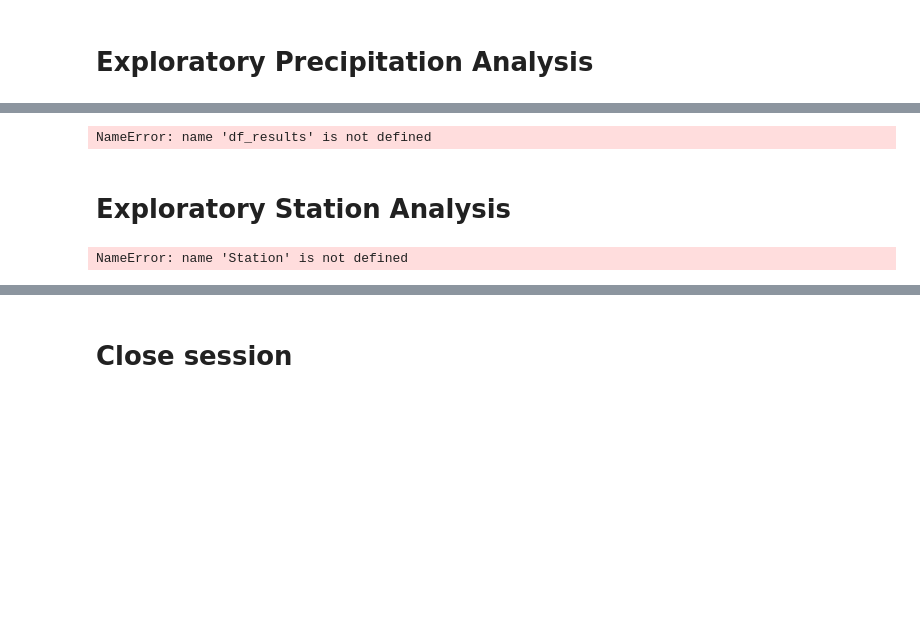
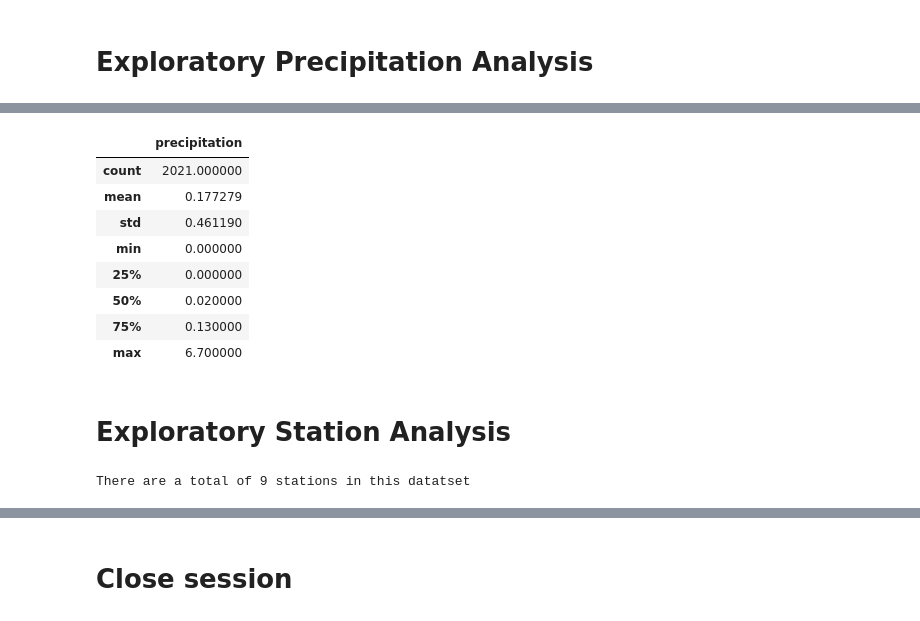
Before and after one commit to Cchristy212/sqlalchemy-challenge, a Jupyter notebook: climate_starter.ipynb, the cells around one changed output, grey strips where cells are left out. Drawn from its saved outputs; the diff is of its cells as text; code cells hidden in the pictures; blank space fills up the shorter version.

```diff
--- a/climate_starter.ipynb
+++ b/climate_starter.ipynb
@@ -40,30 +40,13 @@ session = Session(engine)
 # %%
 # Design a query to retrieve the last 12 months of precipitation data and plot the results.
 # Starting from the most recent data point in the database.
+# Calculate the date one year from the last date in data set.
+one_year = dt.date(2017, 8, 23) - dt.timedelta(days = 365)
+print(one_year)
 
-# Calculate the date one year from the last date in data set.
-results_date=session.query(Measurement.date).order_by(Measurement.date.desc()).first()
-str_date=list(np.ravel(results_date))[0]
-latest_date=dt.datetime.strptime(str_date,"%Y-%m-%d")
-year_back=latest_date-dt.timedelta(days=366)
 # Perform a query to retrieve the data and precipitation scores
-results=session.query(Measurement.date, Measurement.prcp).order_by(Measurement.date.asc()).\
-        filter(Measurement.date>=year_back).all()
-
-# Save the query results as a Pandas DataFrame and set the index to the date column
-df_results=pd.DataFrame(results)
-df_results=df_results.rename(columns={"prcp":"precipitation"})
-
-# Sort the dataframe by date
-df_results.sort_values(by=['date'], ascending=True)
-df_results=df_results.dropna()
-df_results=df_results.reset_index(drop=True)
-
-# Use Pandas Plotting with Matplotlib to plot the data
-ax=df_results.plot(color='b',figsize=(12,10),legend=True,linewidth=9.0,grid=True)
-#Removing xticks
-plt.setp(ax.get_xticklabels(), visible=False)
-plt.tight_layout()
-plt.xlabel("date")
-plt.show()
+sel = [Measurement.date,Measurement.prcp]
+results = session.query(*sel).filter(Measurement.date >= one_year).all()
+for result in results:
+    print(result)
 # %% [output]
@@ -70,0 +70,11 @@ NameError: name 'Measurement' is not defined
+# %%
+# Save the query results as a Pandas DataFrame and set the index to the date column
+prcp_scores = pd.DataFrame(results, columns = ['date', 'prcp'])
+prcp_scores = prcp_scores.set_index('date')
+
+# Sort the dataframe by date/drop NA values
+prcp_scores = prcp_scores.sort_values(['date']).dropna()
+
+# Rename prcp column to percipitation
+prcp_scores=prcp_scores.rename(columns={'prcp':'precipitation'})
+prcp_scores.head()
@@ -71,16 +89,24 @@ NameError: name 'Measurement' is not defined
 # %%
 # Use Pandas to calcualte the summary statistics for the precipitation data
-df_results.describe()
+prcp_scores.describe()
 # %% [output]
-NameError: name 'df_results' is not defined
+|  | precipitation |
+| count | 2021.000000 |
+| mean | 0.177279 |
+| std | 0.461190 |
+| min | 0.000000 |
+| 25% | 0.000000 |
+| 50% | 0.020000 |
+| 75% | 0.130000 |
+| max | 6.700000 |
 # %% [markdown]
 # Exploratory Station Analysis
 # %%
 # Design a query to calculate the total number stations in the dataset
-station_count=session.query(func.count(Station.id)).all()
-station_count
+total_stations = session.query(Station).group_by(Station.station).count()
+print(f'There are a total of {total_stations} stations in this datatset')
 # %% [output]
-NameError: name 'Station' is not defined
+There are a total of 9 stations in this datatset
 # %%
 # Design a query to find the most active stations (i.e. what stations have the most rows?)
 # List the stations and the counts in descending order.
```
Also changed, not shown: parts of 12 cells of this notebook.
